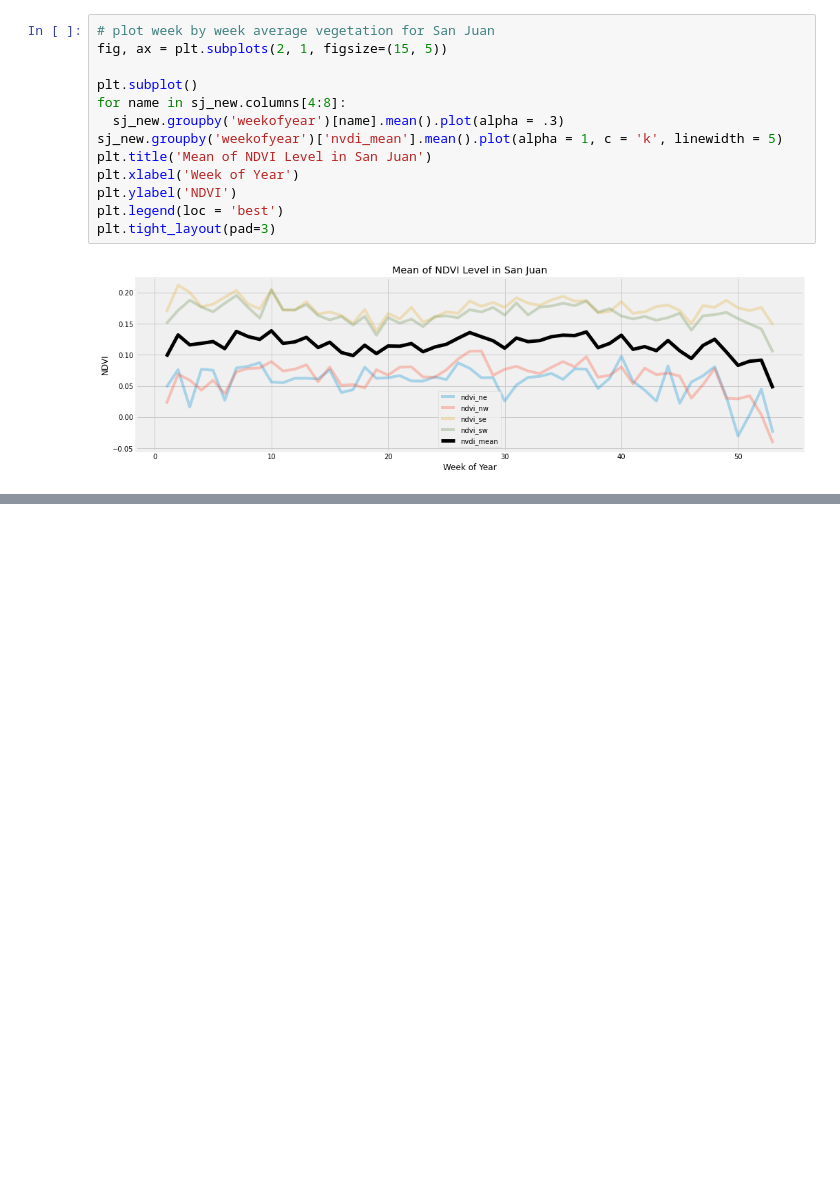
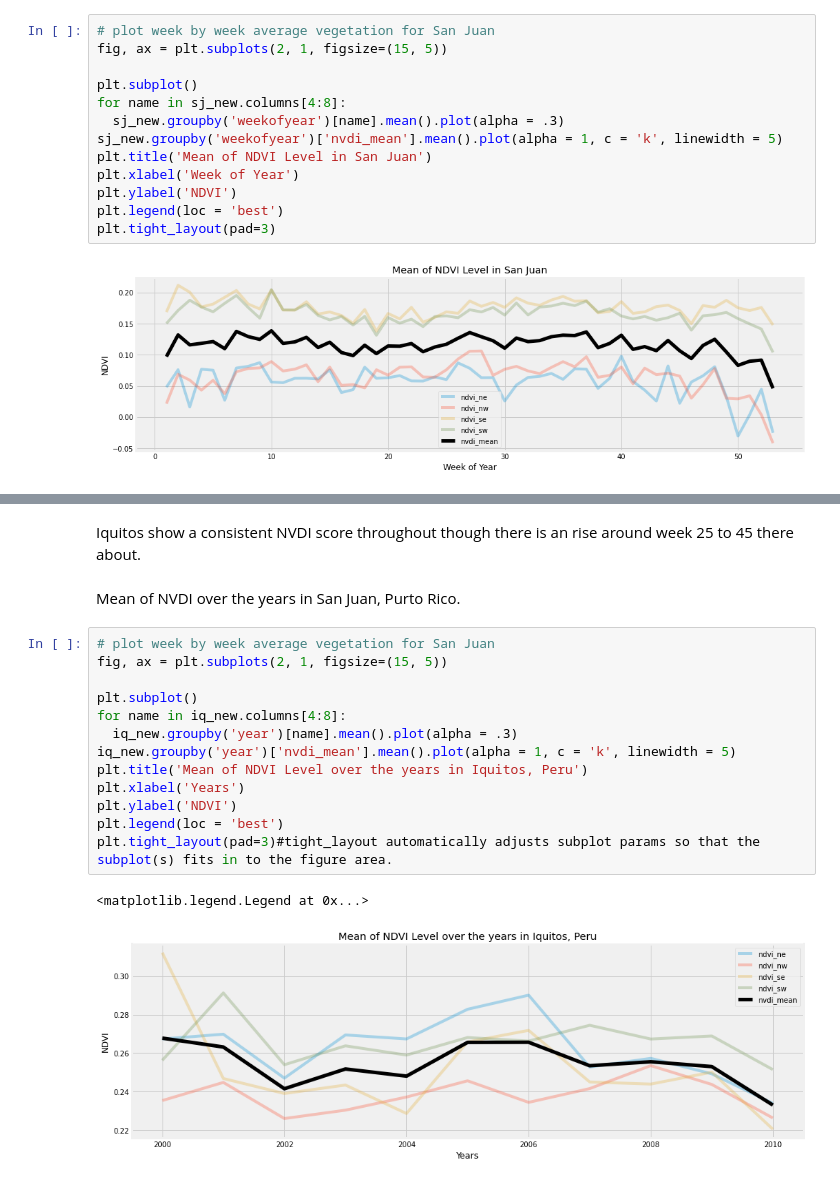
Before and after one commit to Mjcherono/Predicting-Disease-Spread, a Jupyter notebook: dengue.ipynb, the cells around one changed output, grey strips where cells are left out. Saved outputs shown, nothing was run; the diff lists cells and outputs as text; blank space fills up the shorter version.

```diff
--- a/dengue.ipynb
+++ b/dengue.ipynb
@@ -587,0 +626,20 @@ plt.tight_layout(pad=3)
+# %% [markdown]
+Iquitos show a consistent NVDI score throughout though there is an rise around week 25 to 45 there about.
+# %% [markdown]
+Mean of NVDI over the years in San Juan, Purto Rico.
+# %%
+# plot week by week average vegetation for San Juan
+fig, ax = plt.subplots(2, 1, figsize=(15, 5))
+
+plt.subplot()
+for name in iq_new.columns[4:8]:
+  iq_new.groupby('year')[name].mean().plot(alpha = .3)
+iq_new.groupby('year')['nvdi_mean'].mean().plot(alpha = 1, c = 'k', linewidth = 5)
+plt.title('Mean of NDVI Level over the years in Iquitos, Peru')
+plt.xlabel('Years')
+plt.ylabel('NDVI')
+plt.legend(loc = 'best')
+plt.tight_layout(pad=3)#tight_layout automatically adjusts subplot params so that the subplot(s) fits in to the figure area.
+# %% [output]
+<matplotlib.legend.Legend at 0x...>
+[figure, added]
```
Also changed, not shown: parts of 6 cells of this notebook.
